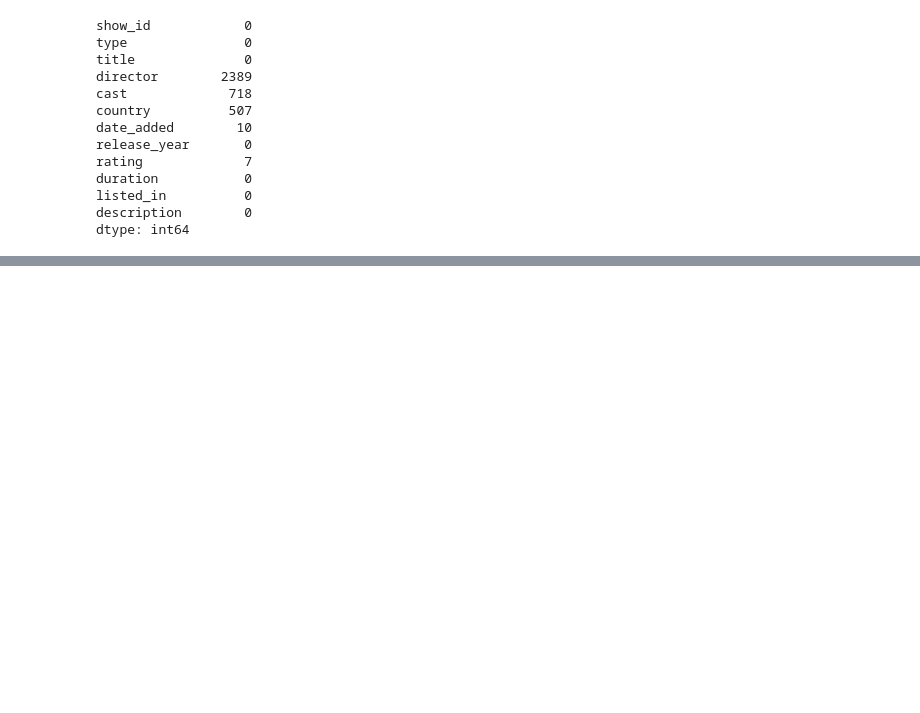
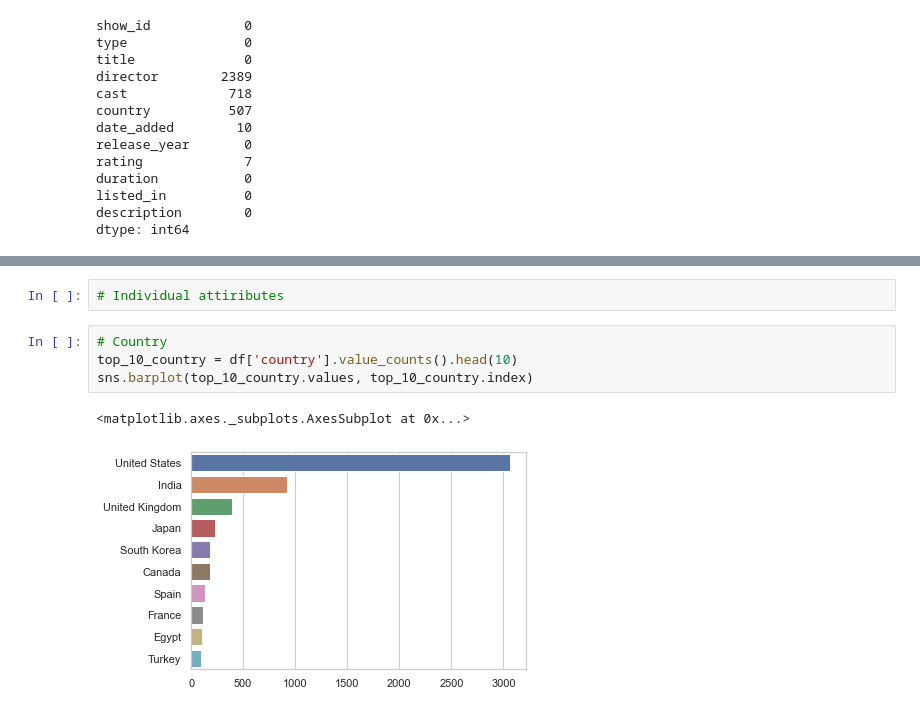
Before and after one commit to tejeshreddy/kaggle-notebooks, a Jupyter notebook: netflix-movies-tv-shows/netflix-eda.ipynb, the cells around one changed output, grey strips where cells are left out. Drawn from its saved outputs; the diff is of its cells as text; blank space fills up the shorter version.

```diff
--- a/netflix-movies-tv-shows/netflix-eda.ipynb
+++ b/netflix-movies-tv-shows/netflix-eda.ipynb
@@ -99,0 +117,9 @@ dtype: int64
+# %%
+# Individual attiributes
+# %%
+# Country
+top_10_country = df['country'].value_counts().head(10)
+sns.barplot(top_10_country.values, top_10_country.index)
+# %% [output]
+<matplotlib.axes._subplots.AxesSubplot at 0x...>
+[figure, added]
```
Also changed, not shown: parts of 6 cells of this notebook.
